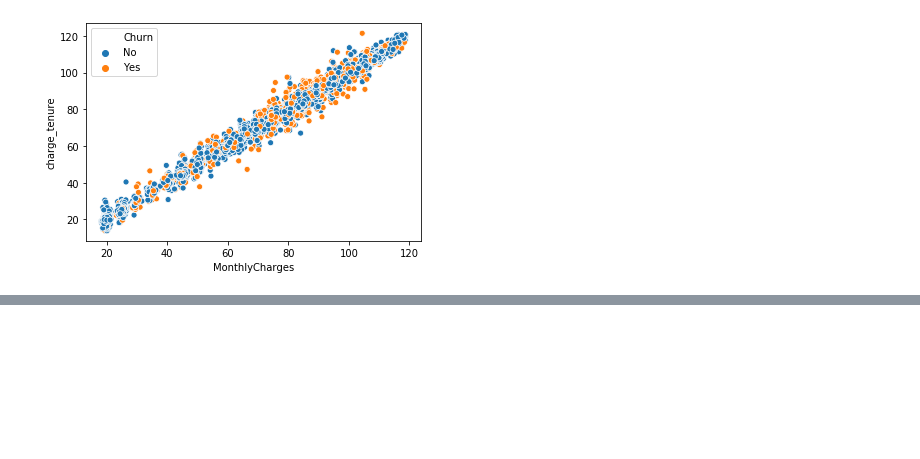
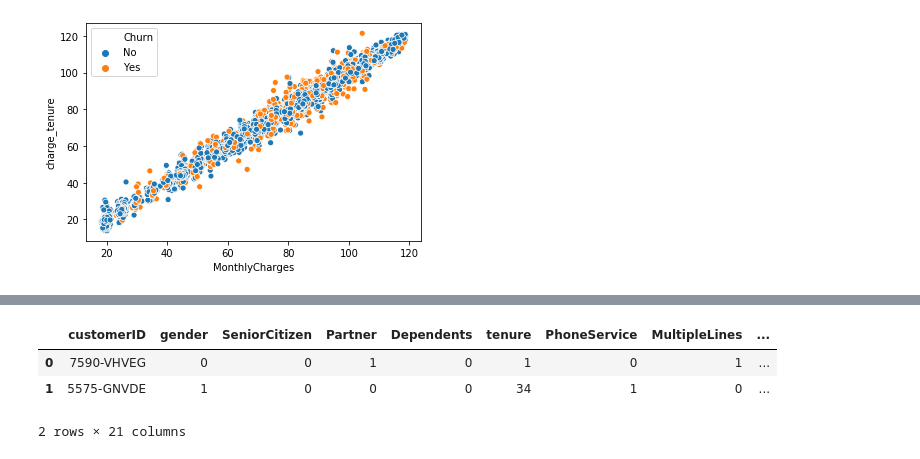
Before and after one commit to haythemmz/churn_prediction, a Jupyter notebook: EDA.ipynb, the cells around one changed output, grey strips where cells are left out. Cells and saved outputs as stored; diff of their text form; code cells hidden in the pictures; blank space fills up the shorter version.

```diff
--- a/EDA.ipynb
+++ b/EDA.ipynb
@@ -312,0 +322,13 @@ sns.scatterplot(x="MonthlyCharges", y="charge_tenure", hue="Churn",data=df)
+# %%
+from sklearn import preprocessing
+le = preprocessing.LabelEncoder()
+# %%
+for cal in categoricals:
+    data[cal]=le.fit_transform(data[cal])
+# %%
+data.head(n=2)
+# %% [output]
+|  | customerID | gender | SeniorCitizen | Partner | Dependents | tenure | PhoneService | MultipleLines | ... |
+| 0 | 7590-VHVEG | 0 | 0 | 1 | 0 | 1 | 0 | 1 | ... |
+| 1 | 5575-GNVDE | 1 | 0 | 0 | 0 | 34 | 1 | 0 | ... |
+2 rows × 21 columns
```
Also changed, not shown: parts of 6 cells of this notebook.
